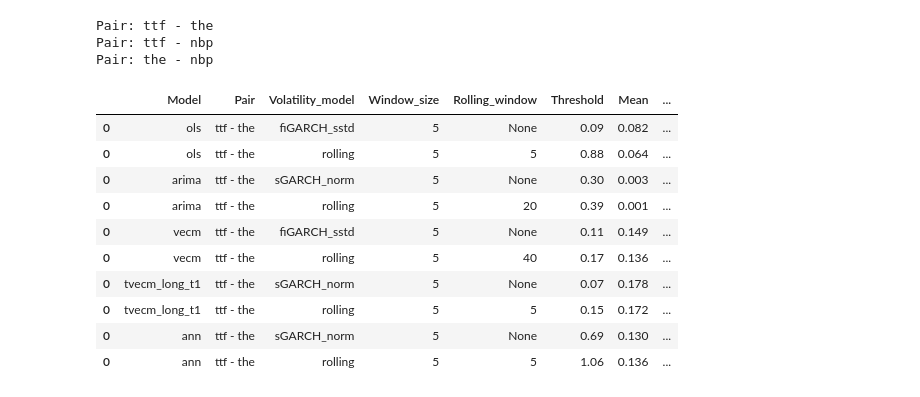
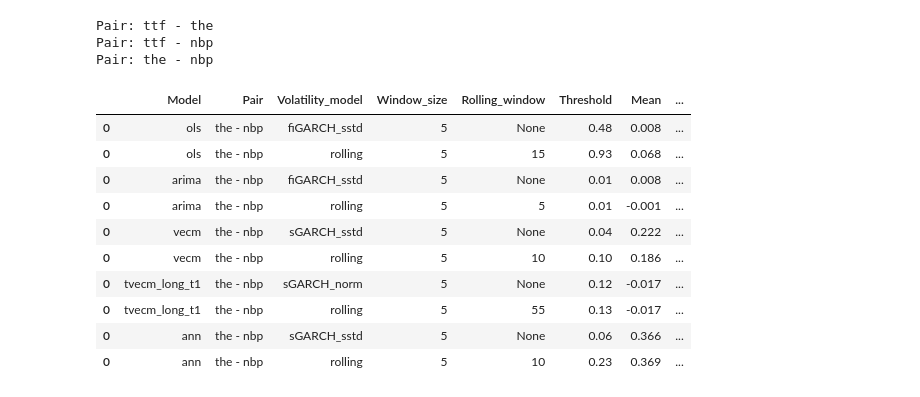
Before and after one commit to sindrjha/statistical-arbitrage, a Jupyter notebook: trading/trading_comparison.ipynb, the cells around one changed output. Saved outputs shown, nothing was run; the diff lists cells and outputs as text; code cells hidden in the pictures.

```diff
--- a/trading/trading_comparison.ipynb
+++ b/trading/trading_comparison.ipynb
@@ -36,10 +36,12 @@ validation_size = 250
 test_size = 250
 window_size = 5
 model = "ann_long"
+#models = ["arima", "ann", "vecm", "tvecm_long_t1", "ols", "naive", "perfect_information"]
 models = ["arima", "ann", "vecm", "tvecm_long_t1", "ols"]
 pairs = ["ttf-the", "ttf-nbp", "the-nbp"]
 window_sizes = [5]
 volatility_models = ["rolling", "sGARCH_norm","sGARCH_sstd", "fiGARCH_sstd", "gjrGARCH_sstd", "sGARCH_norm_21", "sGARCH_sstd_21",  "gjrGARCH_sstd_21"]
+#volatility_models = ["rolling"]
 
 df = pd.DataFrame()
 
@@ -72,7 +74,7 @@ for model in models:
                     vol_model = "sGARCH_norm" # not used, just need a model for the algo to work
                     test_ts = TradingSystem(**params)
                     test_ts.run_trading_system(volatility=vol_model,
-                                        rolling_window=best_rolling_window,
+                                        rolling_window=5,
                                         lower_threshold=100,
                                         special_strategy=model,
                                         verbose=False,
@@ -158,7 +175,7 @@ df.to_excel("trading_comparison.xlsx", index=False, engine='openpyxl')
 pairs = ['ttf - the', 'ttf - nbp', 'the - nbp']
 #models = ['ols', 'arima', 'vecm', 'tvecm_long_t1', 'ann', 'naive', 'perfect_information']
 models = ['ols', 'arima', 'vecm', 'tvecm_long_t1', 'ann']
-
+#models = ['naive', 'perfect_information']
 # Dictionary to hold the filtered dataframes for each pair
 filtered_dataframes = {}
 
@@ -172,41 +189,45 @@ for pair in pairs:
 
     for model in models:
         # Filter for the specific model
         df_model = df_pair[df_pair['Model'] == model]
 
         if not df_model.empty:
             # Find the highest performing GARCH model based on 'Mean'
             garch_model = df_model[df_model['Volatility_model'].str.contains('GARCH')].sort_values(by='Mean', ascending=False).head(1)
 
             # Find the rolling model
             rolling_model = df_model[df_model['Volatility_model'].str.contains('rolling')].sort_values(by='Mean', ascending=False).head(1)
 
 
             # Append the highest performing GARCH and rolling models to the filtered DataFrame
             df_filtered = pd.concat([df_filtered, garch_model, rolling_model])
 
         if model in ["naive", "perfect_information"]:
 
             df_filtered = pd.concat([df_filtered, df_model.head(1)])
 
+    df_filtered['Cumulative_Return'] = df_filtered['Mean'].astype(float) * 50
+
     # Store the filtered DataFrame in the dictionary
     filtered_dataframes[pair] = df_filtered
 
 # Now, 'filtered_dataframes' contains a separate filtered DataFrame for each pair
 # Example: Access the filtered DataFrame for 'ttf-the' pair
-filtered_dataframes['ttf - the']
+pair = 'the - nbp'
+filtered_dataframes[pair]
+#filtered_dataframes[pair].to_csv(f"{pair}.csv", index=False)
 # %% [output]
 Pair: ttf - the
 Pair: ttf - nbp
 Pair: the - nbp
 |  | Model | Pair | Volatility_model | Window_size | Rolling_window | Threshold | Mean | ... |
-| 0 | ols | ttf - the | fiGARCH_sstd | 5 | None | 0.09 | 0.082 | ... |
-| 0 | ols | ttf - the | rolling | 5 | 5 | 0.88 | 0.064 | ... |
-| 0 | arima | ttf - the | sGARCH_norm | 5 | None | 0.30 | 0.003 | ... |
-| 0 | arima | ttf - the | rolling | 5 | 20 | 0.39 | 0.001 | ... |
-| 0 | vecm | ttf - the | fiGARCH_sstd | 5 | None | 0.11 | 0.149 | ... |
-| 0 | vecm | ttf - the | rolling | 5 | 40 | 0.17 | 0.136 | ... |
-| 0 | tvecm_long_t1 | ttf - the | sGARCH_norm | 5 | None | 0.07 | 0.178 | ... |
-| 0 | tvecm_long_t1 | ttf - the | rolling | 5 | 5 | 0.15 | 0.172 | ... |
-| 0 | ann | ttf - the | sGARCH_norm | 5 | None | 0.69 | 0.130 | ... |
-| 0 | ann | ttf - the | rolling | 5 | 5 | 1.06 | 0.136 | ... |
+| 0 | ols | the - nbp | fiGARCH_sstd | 5 | None | 0.48 | 0.008 | ... |
+| 0 | ols | the - nbp | rolling | 5 | 15 | 0.93 | 0.068 | ... |
+| 0 | arima | the - nbp | fiGARCH_sstd | 5 | None | 0.01 | 0.008 | ... |
+| 0 | arima | the - nbp | rolling | 5 | 5 | 0.01 | -0.001 | ... |
+| 0 | vecm | the - nbp | sGARCH_sstd | 5 | None | 0.04 | 0.222 | ... |
+| 0 | vecm | the - nbp | rolling | 5 | 10 | 0.10 | 0.186 | ... |
+| 0 | tvecm_long_t1 | the - nbp | sGARCH_norm | 5 | None | 0.12 | -0.017 | ... |
+| 0 | tvecm_long_t1 | the - nbp | rolling | 5 | 55 | 0.13 | -0.017 | ... |
+| 0 | ann | the - nbp | sGARCH_sstd | 5 | None | 0.06 | 0.366 | ... |
+| 0 | ann | the - nbp | rolling | 5 | 10 | 0.23 | 0.369 | ... |
```
Also changed, not shown: parts of 8 cells of this notebook, 51 other files.
